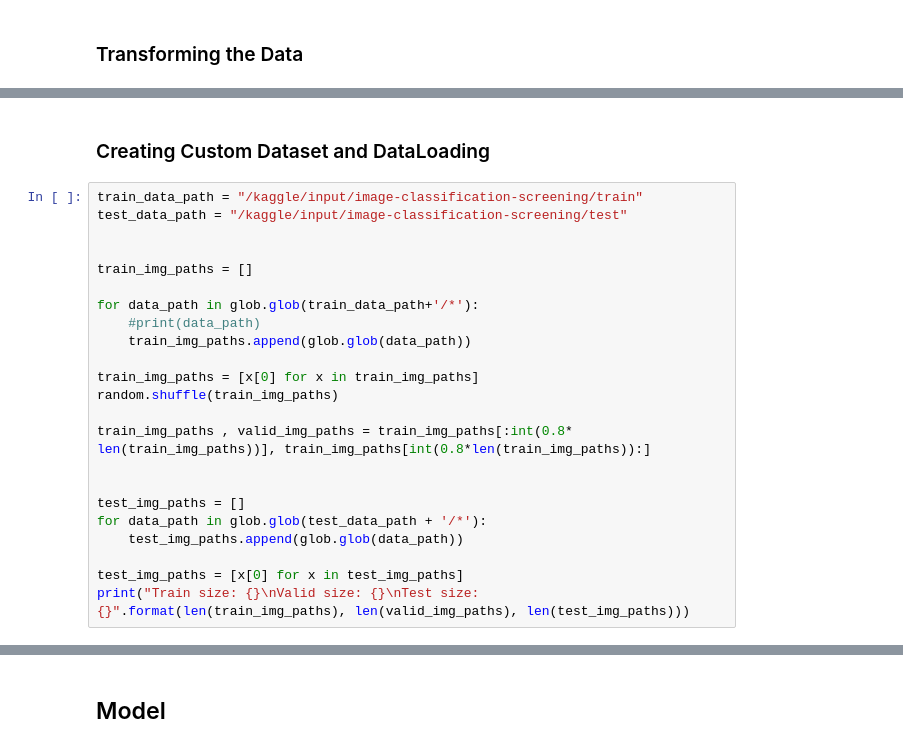
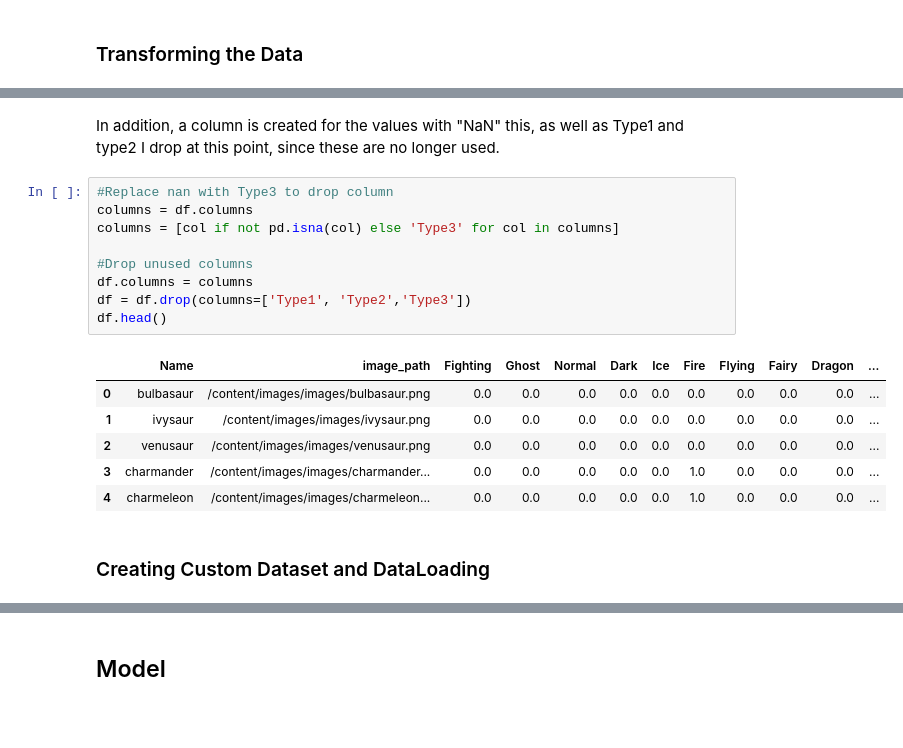
Before and after one commit to ILPATHERA/ML2_Pokemonclassifier, a Jupyter notebook: ML2_Image_Classification.ipynb, the cells around one changed output, grey strips where cells are left out. Cells and saved outputs as stored; diff of their text form; blank space fills up the shorter version.

```diff
--- a/ML2_Image_Classification.ipynb
+++ b/ML2_Image_Classification.ipynb
@@ -211,25 +256,20 @@ plt.show()
+# %% [markdown]
+In addition, a column is created for the values with "NaN" this, as well as Type1 and type2 I drop at this point, since these are no longer used.
+# %%
+#Replace nan with Type3 to drop column
+columns = df.columns
+columns = [col if not pd.isna(col) else 'Type3' for col in columns]
+
+#Drop unused columns
+df.columns = columns
+df = df.drop(columns=['Type1', 'Type2','Type3'])
+df.head()
+# %% [output]
+|  | Name | image_path | Fighting | Ghost | Normal | Dark | Ice | Fire | Flying | Fairy | Dragon | ... |
+| 0 | bulbasaur | /content/images/images/bulbasaur.png | 0.0 | 0.0 | 0.0 | 0.0 | 0.0 | 0.0 | 0.0 | 0.0 | 0.0 | ... |
+| 1 | ivysaur | /content/images/images/ivysaur.png | 0.0 | 0.0 | 0.0 | 0.0 | 0.0 | 0.0 | 0.0 | 0.0 | 0.0 | ... |
+| 2 | venusaur | /content/images/images/venusaur.png | 0.0 | 0.0 | 0.0 | 0.0 | 0.0 | 0.0 | 0.0 | 0.0 | 0.0 | ... |
+| 3 | charmander | /content/images/images/charmander... | 0.0 | 0.0 | 0.0 | 0.0 | 0.0 | 1.0 | 0.0 | 0.0 | 0.0 | ... |
+| 4 | charmeleon | /content/images/images/charmeleon... | 0.0 | 0.0 | 0.0 | 0.0 | 0.0 | 1.0 | 0.0 | 0.0 | 0.0 | ... |
 # %% [markdown]
 ### Creating Custom Dataset and DataLoading
-# %%
-train_data_path = "/kaggle/input/image-classification-screening/train"
-test_data_path = "/kaggle/input/image-classification-screening/test"
-
-
-train_img_paths = []
-
-for data_path in glob.glob(train_data_path+'/*'):
-    #print(data_path)
-    train_img_paths.append(glob.glob(data_path))
-
-train_img_paths = [x[0] for x in train_img_paths]
-random.shuffle(train_img_paths)
-
-train_img_paths , valid_img_paths = train_img_paths[:int(0.8* len(train_img_paths))], train_img_paths[int(0.8*len(train_img_paths)):]
-
-
-test_img_paths = []
-for data_path in glob.glob(test_data_path + '/*'):
-    test_img_paths.append(glob.glob(data_path))
-
-test_img_paths = [x[0] for x in test_img_paths]
-print("Train size: {}\nValid size: {}\nTest size: {}".format(len(train_img_paths), len(valid_img_paths), len(test_img_paths)))
```
Also changed, not shown: parts of 19 cells of this notebook.
